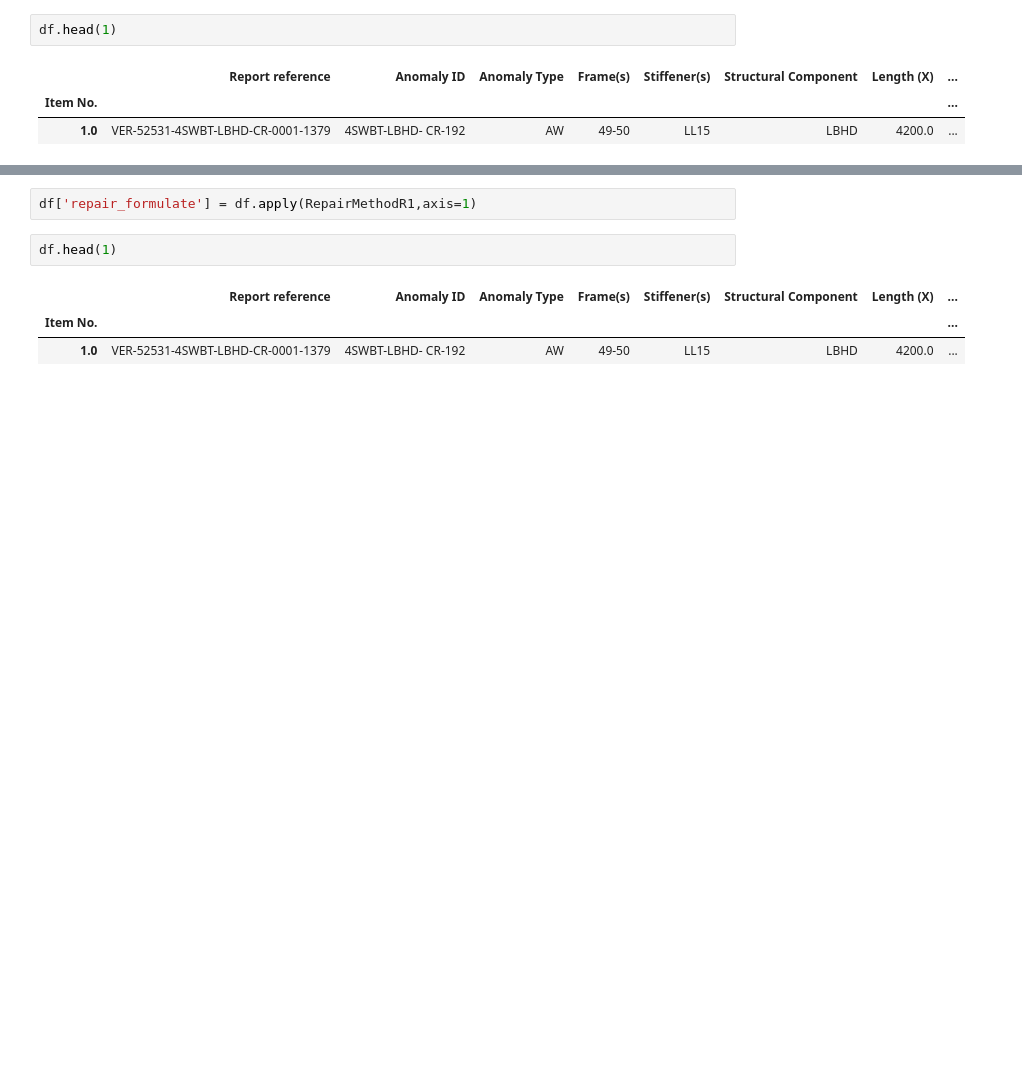
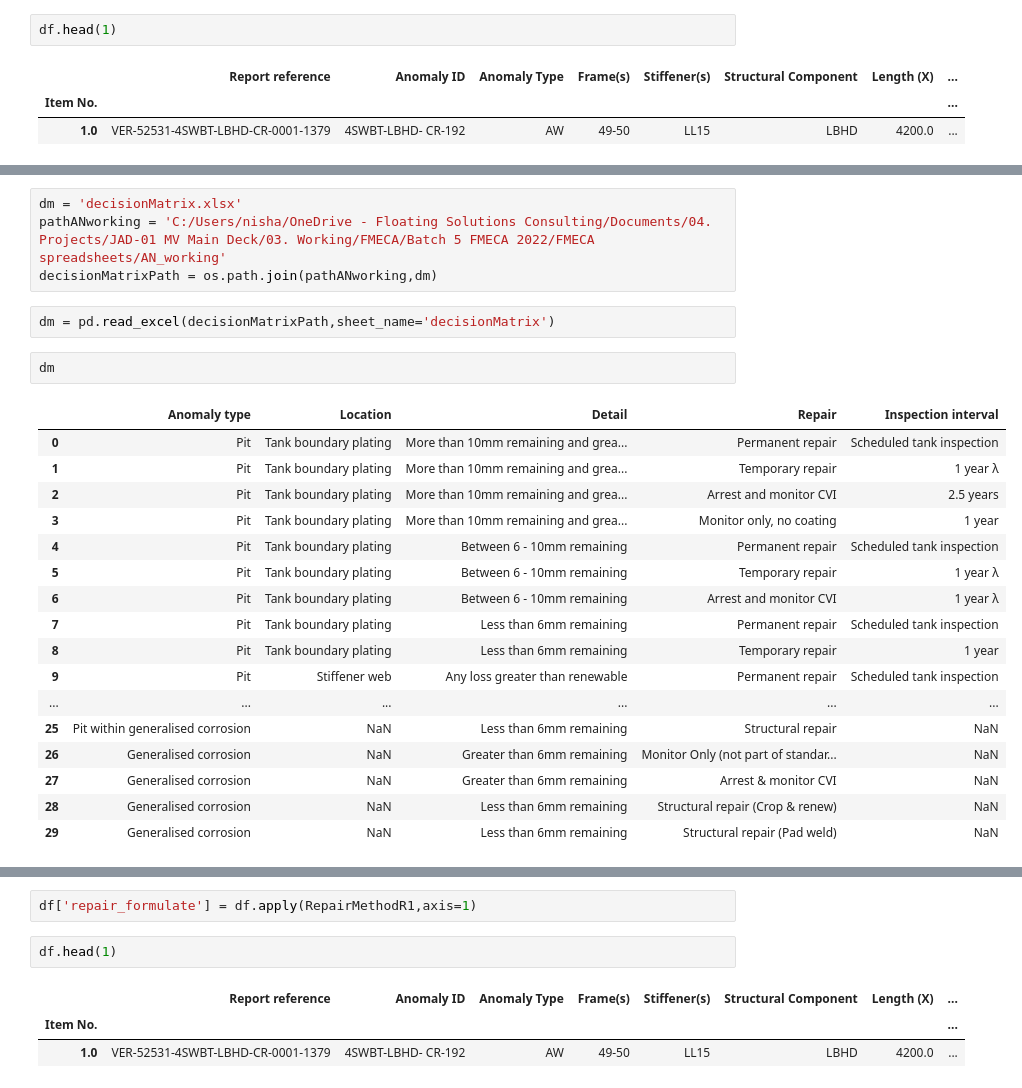
Before and after one commit to nishamnisham/PythonScripts, a Jupyter notebook: XLWINGS/jad_fmeca_b5_operation.ipynb, the cells around one changed output, grey strips where cells are left out. Drawn from its saved outputs; the diff is of its cells as text; blank space fills up the shorter version.

Commit message:
decision matrix added

```diff
--- a/XLWINGS/jad_fmeca_b5_operation.ipynb
+++ b/XLWINGS/jad_fmeca_b5_operation.ipynb
@@ -449,0 +446,26 @@ def RepairMethodR1(row):
+# %%
+dm = 'decisionMatrix.xlsx'
+pathANworking = 'C:/Users/nisha/OneDrive - Floating Solutions Consulting/Documents/04. Projects/JAD-01 MV Main Deck/03. Working/FMECA/Batch 5 FMECA 2022/FMECA spreadsheets/AN_working'
+decisionMatrixPath = os.path.join(pathANworking,dm)
+# %%
+dm = pd.read_excel(decisionMatrixPath,sheet_name='decisionMatrix')
+# %%
+dm
+# %% [output]
+|  | Anomaly type | Location | Detail | Repair | Inspection interval |
+| 0 | Pit | Tank boundary plating | More than 10mm remaining and grea... | Permanent repair | Scheduled tank inspection |
+| 1 | Pit | Tank boundary plating | More than 10mm remaining and grea... | Temporary repair | 1 year λ |
+| 2 | Pit | Tank boundary plating | More than 10mm remaining and grea... | Arrest and monitor CVI | 2.5 years |
+| 3 | Pit | Tank boundary plating | More than 10mm remaining and grea... | Monitor only, no coating | 1 year |
+| 4 | Pit | Tank boundary plating | Between 6 - 10mm remaining | Permanent repair | Scheduled tank inspection |
+| 5 | Pit | Tank boundary plating | Between 6 - 10mm remaining | Temporary repair | 1 year λ |
+| 6 | Pit | Tank boundary plating | Between 6 - 10mm remaining | Arrest and monitor CVI | 1 year λ |
+| 7 | Pit | Tank boundary plating | Less than 6mm remaining | Permanent repair | Scheduled tank inspection |
+| 8 | Pit | Tank boundary plating | Less than 6mm remaining | Temporary repair | 1 year |
+| 9 | Pit | Stiffener web | Any loss greater than renewable | Permanent repair | Scheduled tank inspection |
+| ... | ... | ... | ... | ... | ... |
+| 25 | Pit within generalised corrosion | NaN | Less than 6mm remaining | Structural repair | NaN |
+| 26 | Generalised corrosion | NaN | Greater than 6mm remaining | Monitor Only (not part of standar... | NaN |
+| 27 | Generalised corrosion | NaN | Greater than 6mm remaining | Arrest & monitor CVI | NaN |
+| 28 | Generalised corrosion | NaN | Less than 6mm remaining | Structural repair (Crop & renew) | NaN |
+| 29 | Generalised corrosion | NaN | Less than 6mm remaining | Structural repair (Pad weld) | NaN |
```
Also changed, not shown: parts of 14 cells of this notebook.
